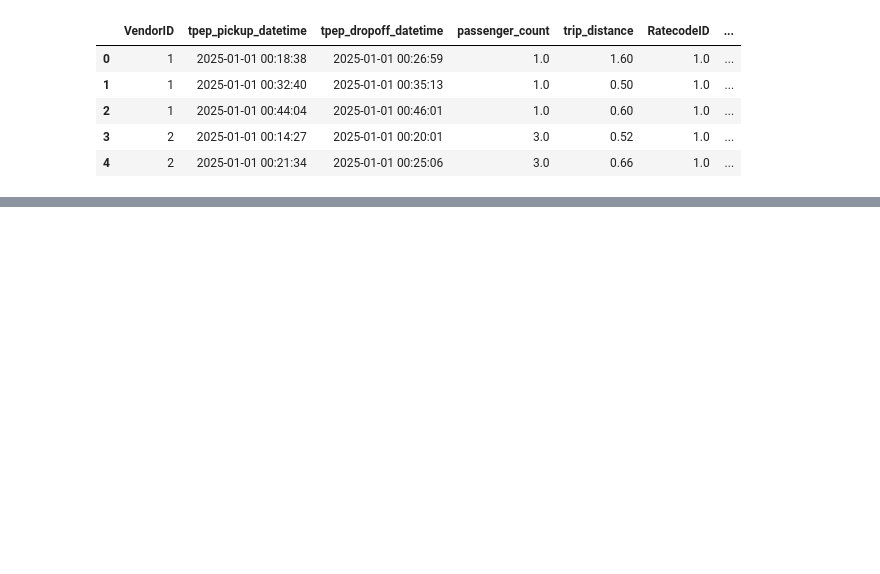
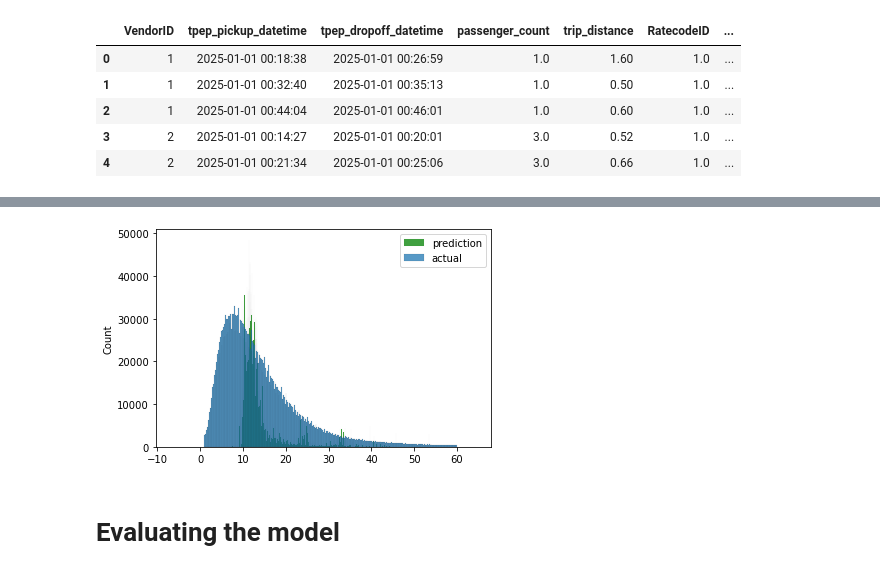
Before and after one commit to joaovpp/mlops-zoomcamp, a Jupyter notebook: 01-intro/homework_01.ipynb, the cells around one changed output, grey strips where cells are left out. Cells and saved outputs as stored; diff of their text form; code cells hidden in the pictures; blank space fills up the shorter version.

```diff
--- a/01-intro/homework_01.ipynb
+++ b/01-intro/homework_01.ipynb
@@ -19,0 +77,2 @@ df.head()
+# %%
+train_dicts = df[categorical].to_dict(orient='records')
@@ -19,0 +81,3 @@ df.head()
+# %%
+dv = DictVectorizer()
+X_train = dv.fit_transform(train_dicts)
@@ -19,0 +92,3 @@ df.head()
+# %%
+target = 'duration'
+y_train = df[target].values
@@ -19,0 +124,9 @@ df.head()
+# %%
+sns.histplot(y_pred, label='prediction', color='green')
+sns.histplot(y_train, label='actual')
+
+plt.legend();
+# %% [output]
+[figure, added]
+# %% [markdown]
+# Evaluating the model
```
Also changed, not shown: parts of 38 cells of this notebook, 1 other file.
